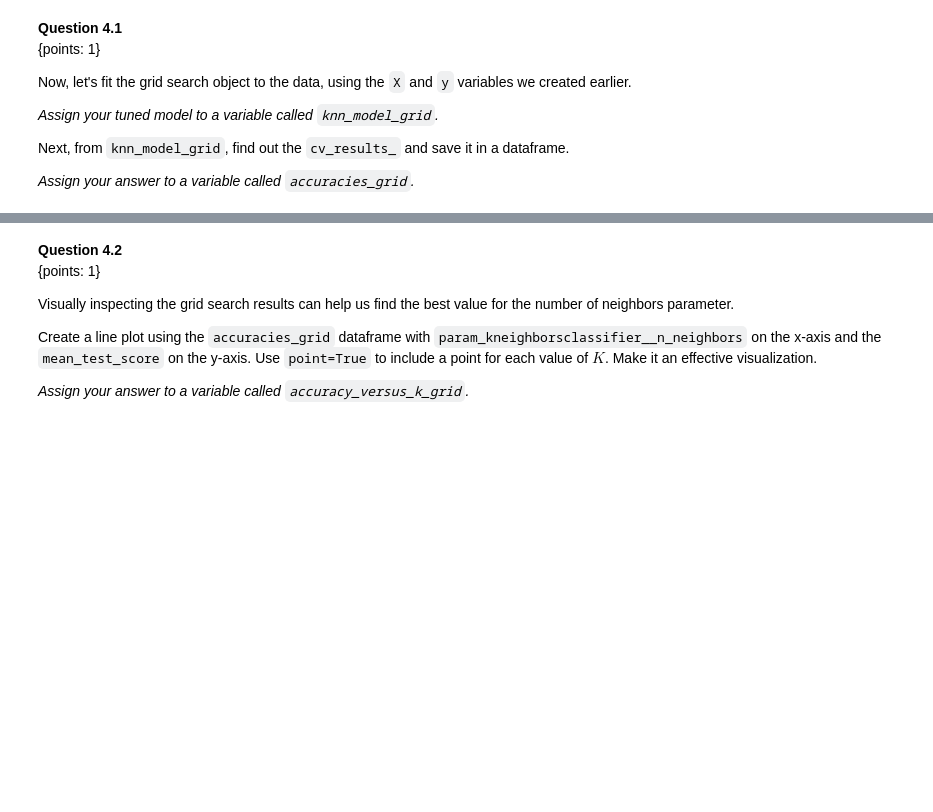
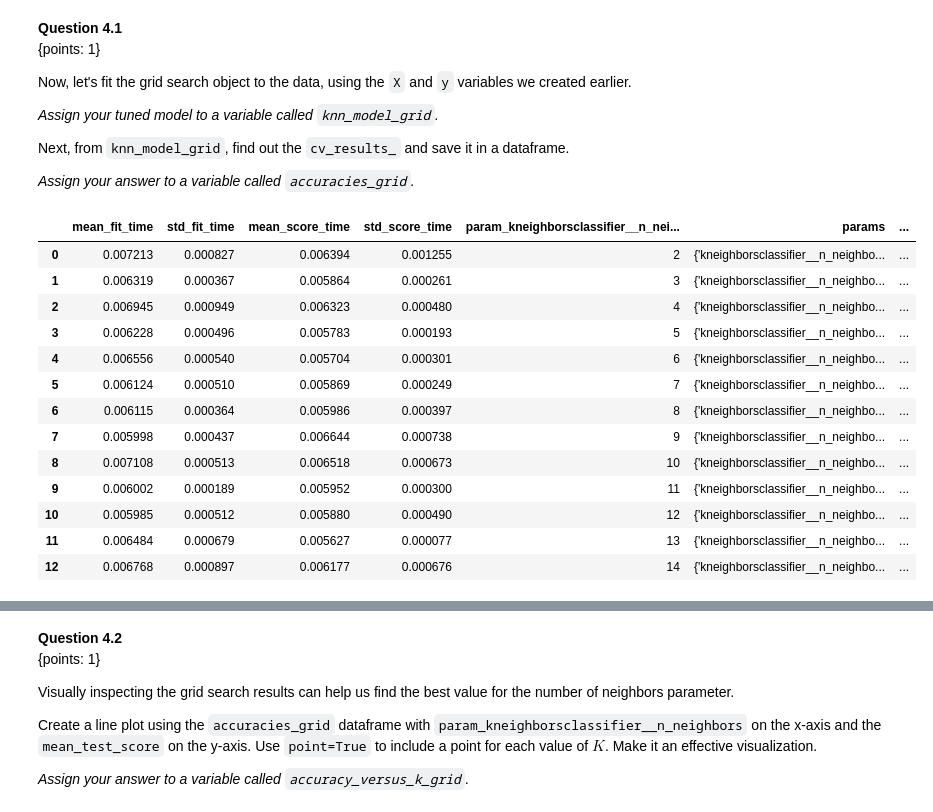
Before and after one commit to kshim99/DS-Modelling-Practice, a Jupyter notebook: data-science-a-first-intro-python-worksheets-main/py_worksheet_classification2/py_worksheet_classification2.ipynb, the cells around one changed output, grey strips where cells are left out. Cells and saved outputs as stored; diff of their text form; code cells hidden in the pictures; blank space fills up the shorter version.

```diff
--- a/data-science-a-first-intro-python-worksheets-main/py_worksheet_classification2/py_worksheet_classification2.ipynb
+++ b/data-science-a-first-intro-python-worksheets-main/py_worksheet_classification2/py_worksheet_classification2.ipynb
@@ -731,5 +911,9 @@ fruit_tune_pipe = make_pipeline(fruit_preprocessor, KNeighborsClassifier())
 
 
 # your code here
-raise NotImplementedError
+knn_tune_grid = GridSearchCV(
+    fruit_tune_pipe,
+    param_grid,
+    cv=4,
+)
 knn_tune_grid
@@ -765,11 +962,28 @@ Next, from `knn_model_grid`, find out the `cv_results_` and save it in a datafra
 # %%
 # ___ = ___.fit(___, ___)
 
 # ___ = pd.DataFrame(___.cv_results_)
 
 # your code here
-raise NotImplementedError
+knn_model_grid = knn_tune_grid.fit(X,y)
+accuracies_grid = pd.DataFrame(knn_model_grid.cv_results_)
+
 accuracies_grid
+# %% [output]
+|  | mean_fit_time | std_fit_time | mean_score_time | std_score_time | param_kneighborsclassifier__n_nei... | params | ... |
+| 0 | 0.007213 | 0.000827 | 0.006394 | 0.001255 | 2 | {'kneighborsclassifier__n_neighbo... | ... |
+| 1 | 0.006319 | 0.000367 | 0.005864 | 0.000261 | 3 | {'kneighborsclassifier__n_neighbo... | ... |
+| 2 | 0.006945 | 0.000949 | 0.006323 | 0.000480 | 4 | {'kneighborsclassifier__n_neighbo... | ... |
+| 3 | 0.006228 | 0.000496 | 0.005783 | 0.000193 | 5 | {'kneighborsclassifier__n_neighbo... | ... |
+| 4 | 0.006556 | 0.000540 | 0.005704 | 0.000301 | 6 | {'kneighborsclassifier__n_neighbo... | ... |
+| 5 | 0.006124 | 0.000510 | 0.005869 | 0.000249 | 7 | {'kneighborsclassifier__n_neighbo... | ... |
+| 6 | 0.006115 | 0.000364 | 0.005986 | 0.000397 | 8 | {'kneighborsclassifier__n_neighbo... | ... |
+| 7 | 0.005998 | 0.000437 | 0.006644 | 0.000738 | 9 | {'kneighborsclassifier__n_neighbo... | ... |
+| 8 | 0.007108 | 0.000513 | 0.006518 | 0.000673 | 10 | {'kneighborsclassifier__n_neighbo... | ... |
+| 9 | 0.006002 | 0.000189 | 0.005952 | 0.000300 | 11 | {'kneighborsclassifier__n_neighbo... | ... |
+| 10 | 0.005985 | 0.000512 | 0.005880 | 0.000490 | 12 | {'kneighborsclassifier__n_neighbo... | ... |
+| 11 | 0.006484 | 0.000679 | 0.005627 | 0.000077 | 13 | {'kneighborsclassifier__n_neighbo... | ... |
+| 12 | 0.006768 | 0.000897 | 0.006177 | 0.000676 | 14 | {'kneighborsclassifier__n_neighbo... | ... |
 # %%
 from hashlib import sha1
 assert sha1(str(type(type(knn_model_grid))).encode("utf-8")+b"d77fd3264047552a").hexdigest() == "4872f352b48b1f0b96cb4344309fd73fa278257a", "type of type(knn_model_grid) is not correct"
```
Also changed, not shown: parts of 44 cells of this notebook.
